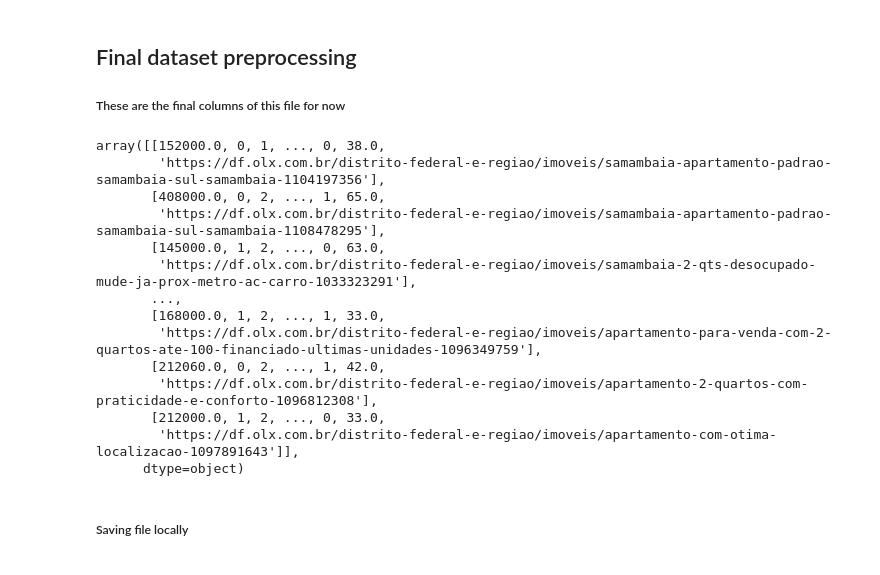
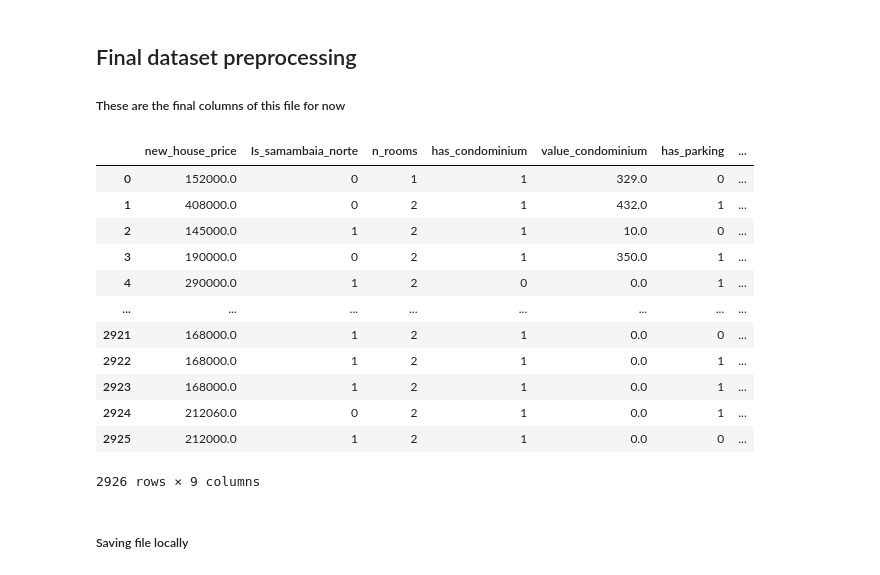
Before and after one commit to davi-santos/samambaia-house-price-prediction, a Jupyter notebook: Processing data.ipynb, the cells around one changed output. Drawn from its saved outputs; the diff is of its cells as text; code cells hidden in the pictures.

```diff
--- a/Processing data.ipynb
+++ b/Processing data.ipynb
@@ -266,22 +266,22 @@ df_samambaia[['house_price', 'new_house_price', 'house_location', 'new_house_loc
 # %%
 final_columns = ['new_house_price', 'Is_samambaia_norte', 'n_rooms', 'has_condominium',
                  'value_condominium', 'has_parking', 'n_parking','house_size', 'house_hyperlink']
-df_samambaia[final_columns].values
+df_final = df_samambaia[final_columns].reset_index()
+df_final[final_columns]
 # %% [output]
+|  | new_house_price | Is_samambaia_norte | n_rooms | has_condominium | value_condominium | has_parking | ... |
+| 0 | 152000.0 | 0 | 1 | 1 | 329.0 | 0 | ... |
+| 1 | 408000.0 | 0 | 2 | 1 | 432.0 | 1 | ... |
+| 2 | 145000.0 | 1 | 2 | 1 | 10.0 | 0 | ... |
+| 3 | 190000.0 | 0 | 2 | 1 | 350.0 | 1 | ... |
+| 4 | 290000.0 | 1 | 2 | 0 | 0.0 | 1 | ... |
+| ... | ... | ... | ... | ... | ... | ... | ... |
+| 2921 | 168000.0 | 1 | 2 | 1 | 0.0 | 0 | ... |
+| 2922 | 168000.0 | 1 | 2 | 1 | 0.0 | 1 | ... |
+| 2923 | 168000.0 | 1 | 2 | 1 | 0.0 | 1 | ... |
+| 2924 | 212060.0 | 0 | 2 | 1 | 0.0 | 1 | ... |
+| 2925 | 212000.0 | 1 | 2 | 1 | 0.0 | 0 | ... |
-array([[152000.0, 0, 1, ..., 0, 38.0,
-        'https://df.olx.com.br/distrito-federal-e-regiao/imoveis/samambaia-apartamento-padrao-samambaia-sul-samambaia-1104197356'],
-       [408000.0, 0, 2, ..., 1, 65.0,
-        'https://df.olx.com.br/distrito-federal-e-regiao/imoveis/samambaia-apartamento-padrao-samambaia-sul-samambaia-1108478295'],
-       [145000.0, 1, 2, ..., 0, 63.0,
-        'https://df.olx.com.br/distrito-federal-e-regiao/imoveis/samambaia-2-qts-desocupado-mude-ja-prox-metro-ac-carro-1033323291'],
-       ...,
-       [168000.0, 1, 2, ..., 1, 33.0,
-        'https://df.olx.com.br/distrito-federal-e-regiao/imoveis/apartamento-para-venda-com-2-quartos-ate-100-financiado-ultimas-unidades-1096349759'],
-       [212060.0, 0, 2, ..., 1, 42.0,
-        'https://df.olx.com.br/distrito-federal-e-regiao/imoveis/apartamento-2-quartos-com-praticidade-e-conforto-1096812308'],
-       [212000.0, 1, 2, ..., 0, 33.0,
-        'https://df.olx.com.br/distrito-federal-e-regiao/imoveis/apartamento-com-otima-localizacao-1097891643']],
-      dtype=object)
+2926 rows × 9 columns
 # %% [markdown]
 ##### Saving file locally
 # %%
```
Also changed, not shown: parts of 1 cell of this notebook, 7 other files.
